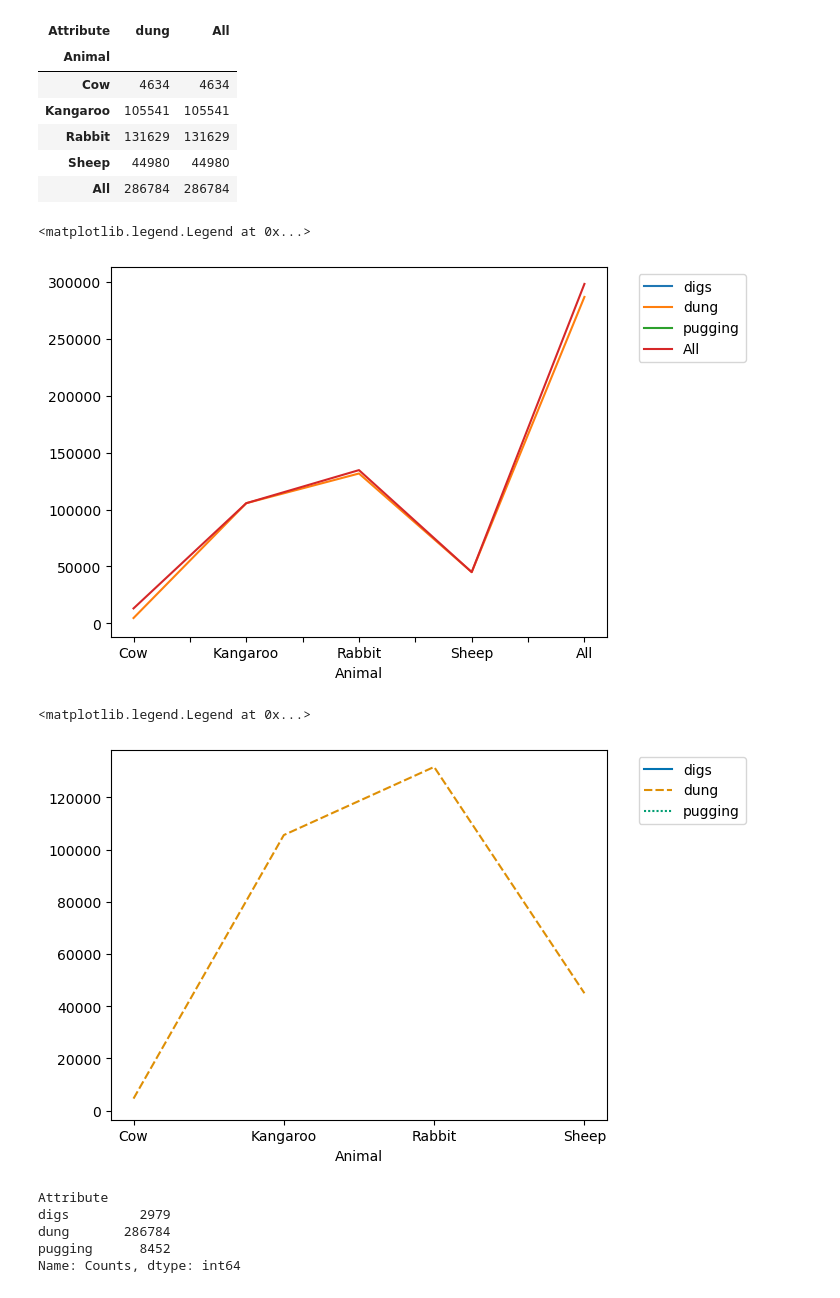
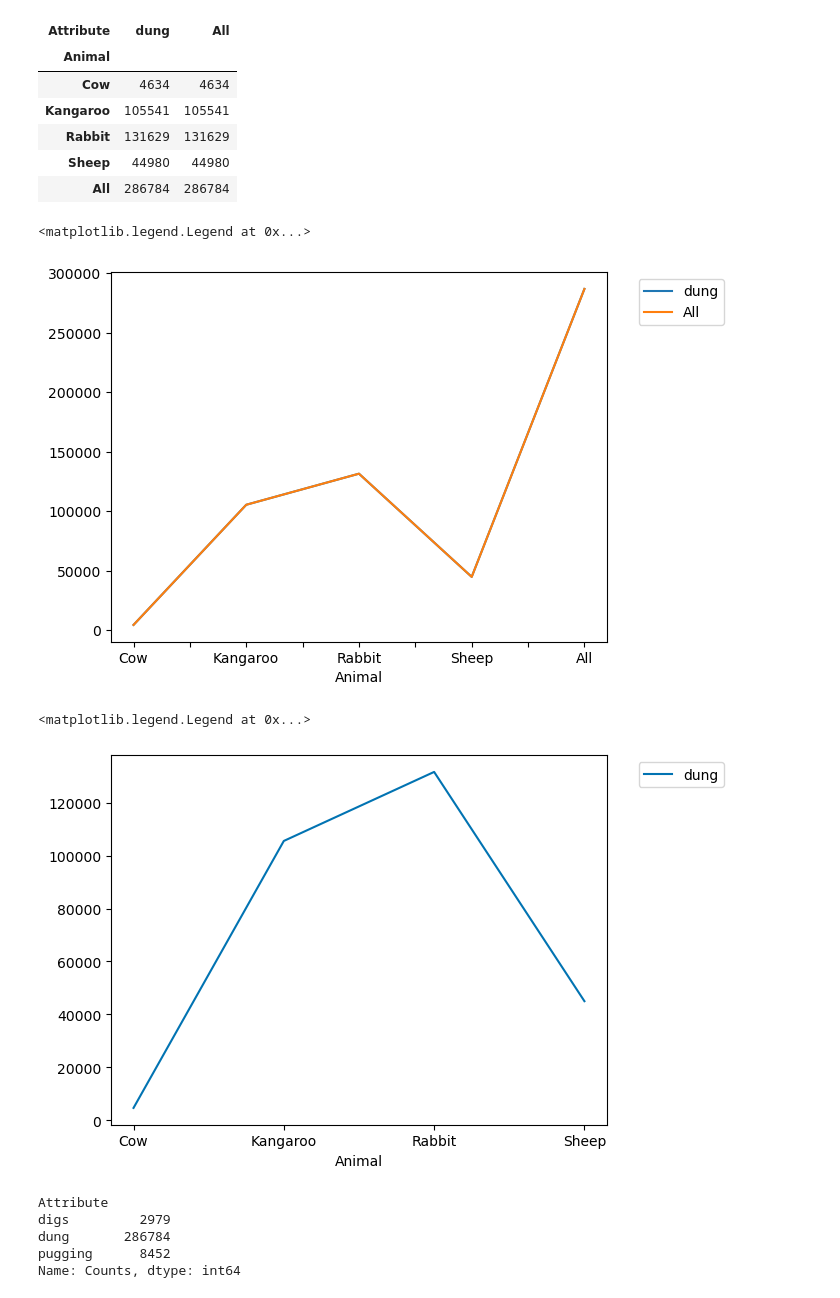
Before and after one commit to mjbeall09876/Capstone_DA09, a Jupyter notebook: NSW/grazing_intensity_dataset.ipynb, the cells around one changed output. Cells and saved outputs as stored; diff of their text form; code cells hidden in the pictures.

```diff
--- a/NSW/grazing_intensity_dataset.ipynb
+++ b/NSW/grazing_intensity_dataset.ipynb
@@ -91,18 +91,18 @@ pivot1
 #     pivot[index] = pivot[index]/pivot['All']
 # pivot
 # %%
-pivot.plot(kind='line')
+pivot1.plot(kind='line')
 plt.legend(bbox_to_anchor=(1.05, 1.0), loc='upper left')
 # %% [output]
 <matplotlib.legend.Legend at 0x...>
-[figure, old version]
+[figure, new version]
 # %%
-sns.lineplot(data=pivot.iloc[:-1].drop(columns=['All'],
+sns.lineplot(data=pivot1.iloc[:-1].drop(columns=['All'],
                                        axis=0), palette='colorblind') #iloc[:-1] causes the "All" row to not be graphed
 plt.legend(bbox_to_anchor=(1.05, 1.0), loc='upper left')
 # %% [output]
 <matplotlib.legend.Legend at 0x...>
-[figure, old version]
+[figure, new version]
 # %%
 dung_sum = dung.groupby('Attribute').sum()['Counts']
 dung_sum
```
Also changed, not shown: 2 other files.
